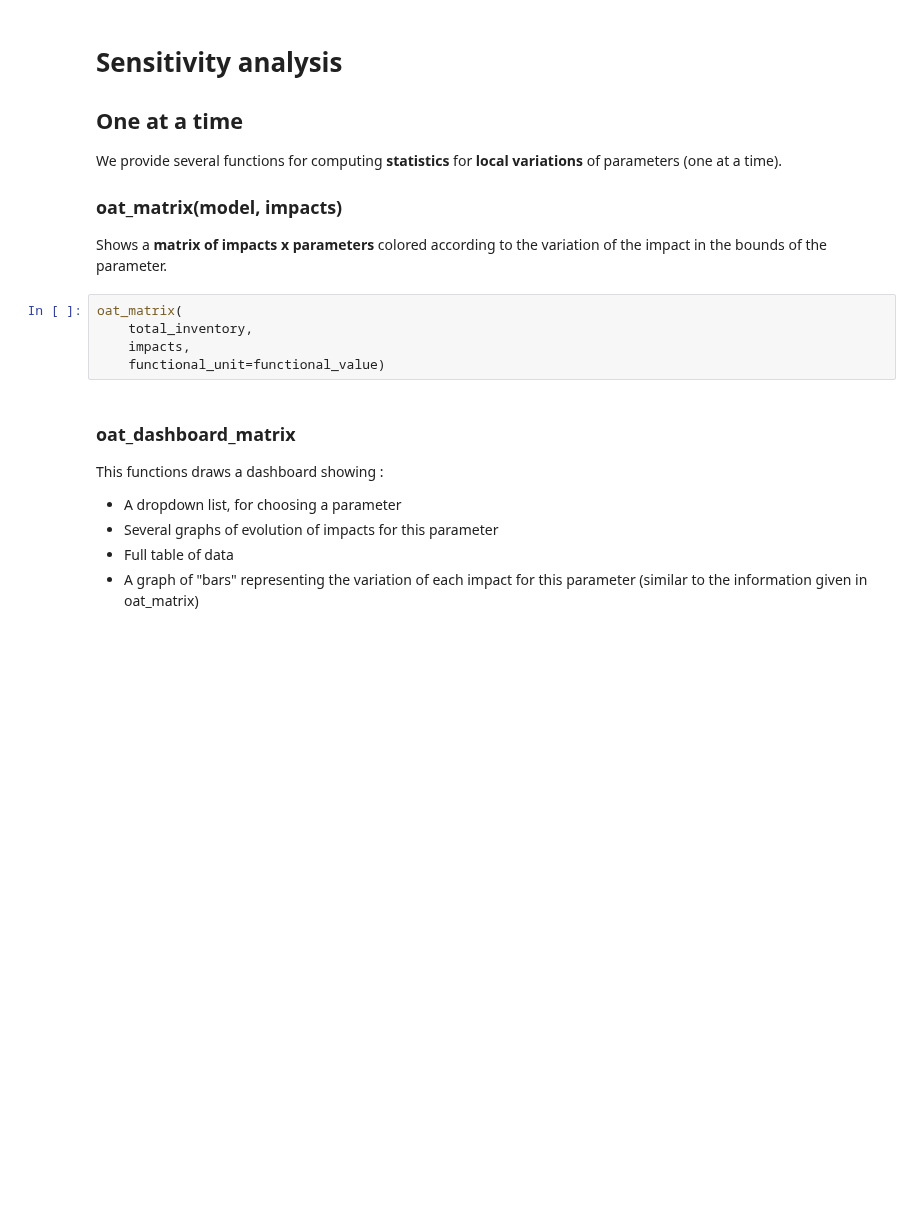
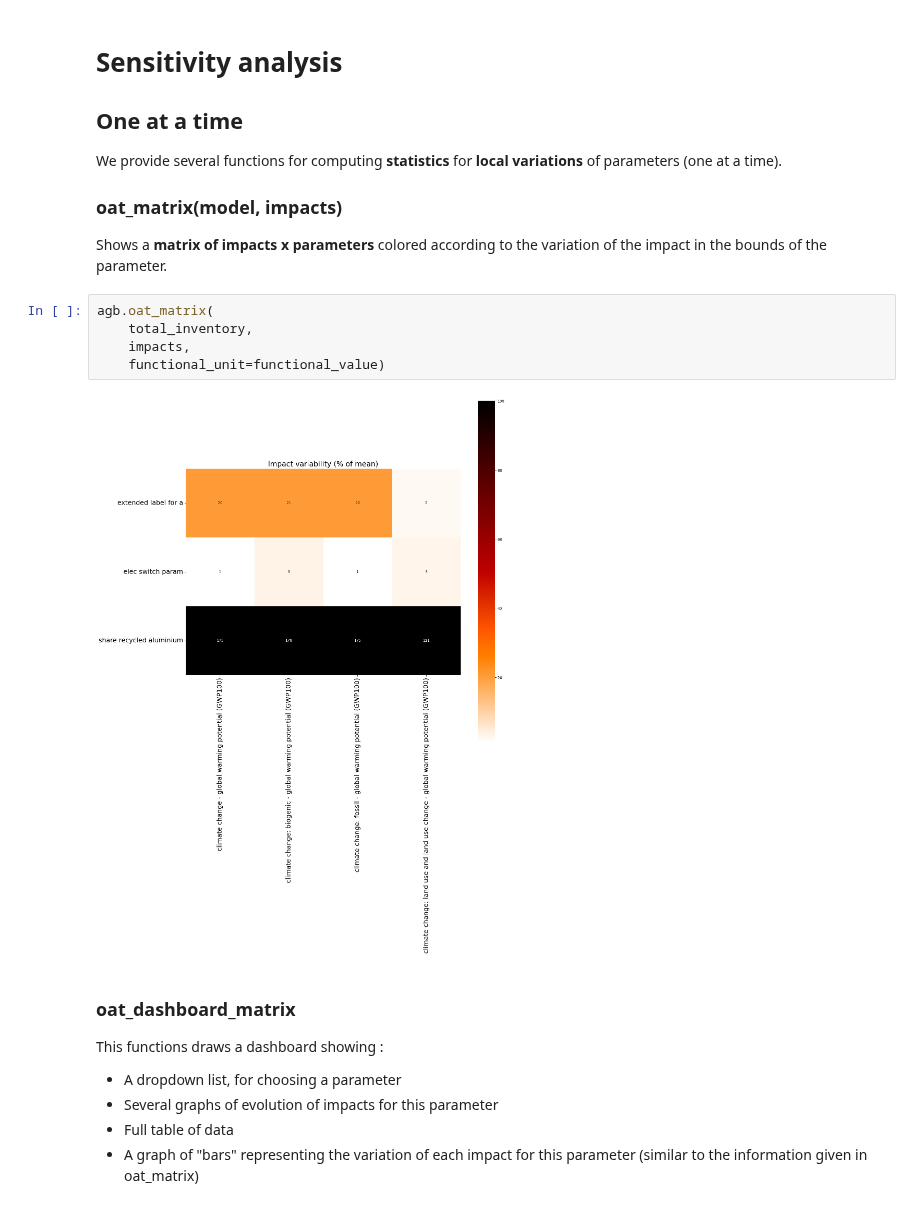
Before and after one commit to oie-mines-paristech/lca_algebraic, a Jupyter notebook: example-notebook.ipynb, the cells around one changed output. Saved outputs shown, nothing was run; the diff lists cells and outputs as text; blank space fills up the shorter version.

```diff
--- a/example-notebook.ipynb
+++ b/example-notebook.ipynb
@@ -608,10 +580,12 @@ KeyboardInterrupt:
 
  Shows a **matrix of impacts x parameters** colored according to the variation of the impact in the bounds of the parameter.
 # %%
-oat_matrix(
+agb.oat_matrix(
     total_inventory,
     impacts,
     functional_unit=functional_value)
+# %% [output]
+[figure, added]
 # %% [markdown]
 ### oat_dashboard_matrix
 
```
Also changed, not shown: parts of 21 cells of this notebook, 3 other files.
